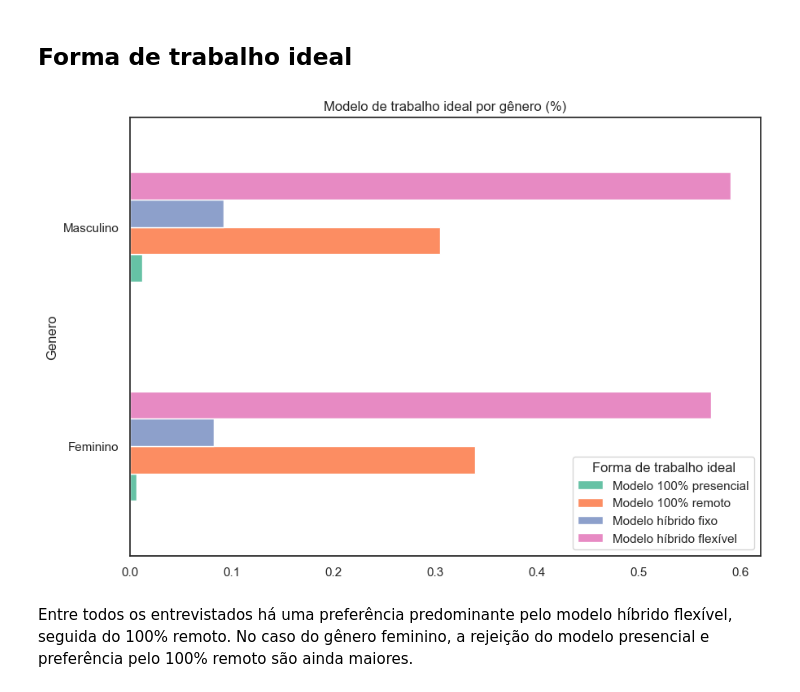
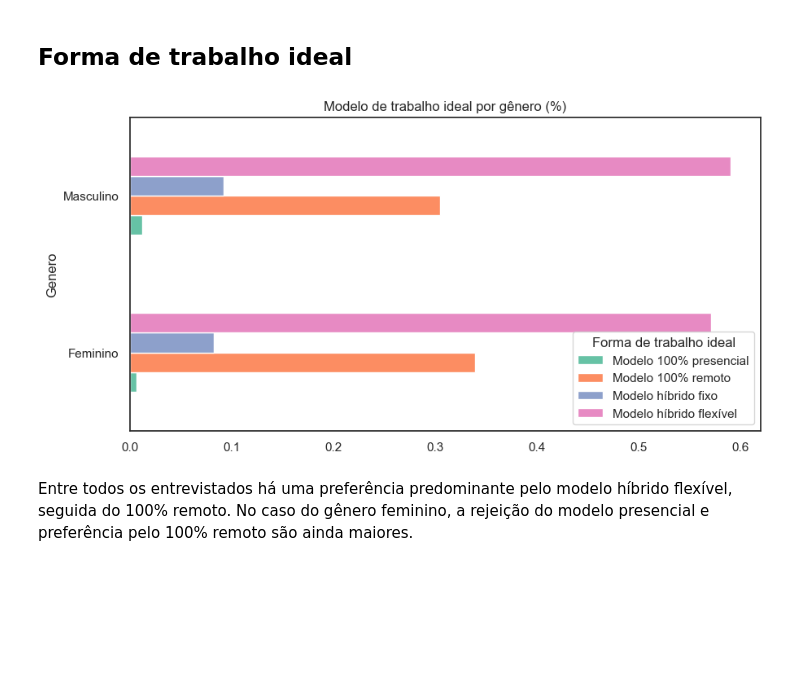
Before and after one commit to MayaraDM/ADA-DS_programming_techiniques_project, a Jupyter notebook: ProjetoV_analise.ipynb, the cells around one changed output. Saved outputs shown, nothing was run; the diff lists cells and outputs as text; code cells hidden in the pictures; blank space fills up the shorter version.

```diff
--- a/ProjetoV_analise.ipynb
+++ b/ProjetoV_analise.ipynb
@@ -495,18 +532,18 @@ Vemos que há uma maior concentração de insatisfação nos funcionários que a
 # %%
 df_trabalho = df.groupby('Genero')['Qual a forma de trabalho ideal para você?'].value_counts(normalize=True).unstack()
 
 df_trabalho.pivot_table(columns='Genero')
 df_trabalho.rename(columns={'Modelo híbrido com dias fixos de trabalho presencial':'Modelo híbrido fixo',
                     'Modelo híbrido flexível (o funcionário tem liberdade para escolher quando estar no escritório presencialmente)':
                     'Modelo híbrido flexível'
                     }, inplace=True)
 
-fig = df_trabalho.plot(kind='barh', figsize=(10, 7), color=color_pal)
+fig = df_trabalho.plot(kind='barh', figsize=(10, 5), color=color_pal)
 fig.title.set_text('Modelo de trabalho ideal por gênero (%)')
 plt.legend(loc='lower right', title='Forma de trabalho ideal')
 
 plt.draw()
 # %% [output]
-[figure, old version]
+[figure, new version]
 # %% [markdown]
 Entre todos os entrevistados há uma preferência predominante pelo modelo híbrido flexível, seguida do 100% remoto. No caso do gênero feminino, a rejeição do modelo presencial e preferência pelo 100% remoto são ainda maiores.
```
Also changed, not shown: parts of 2 cells of this notebook.
